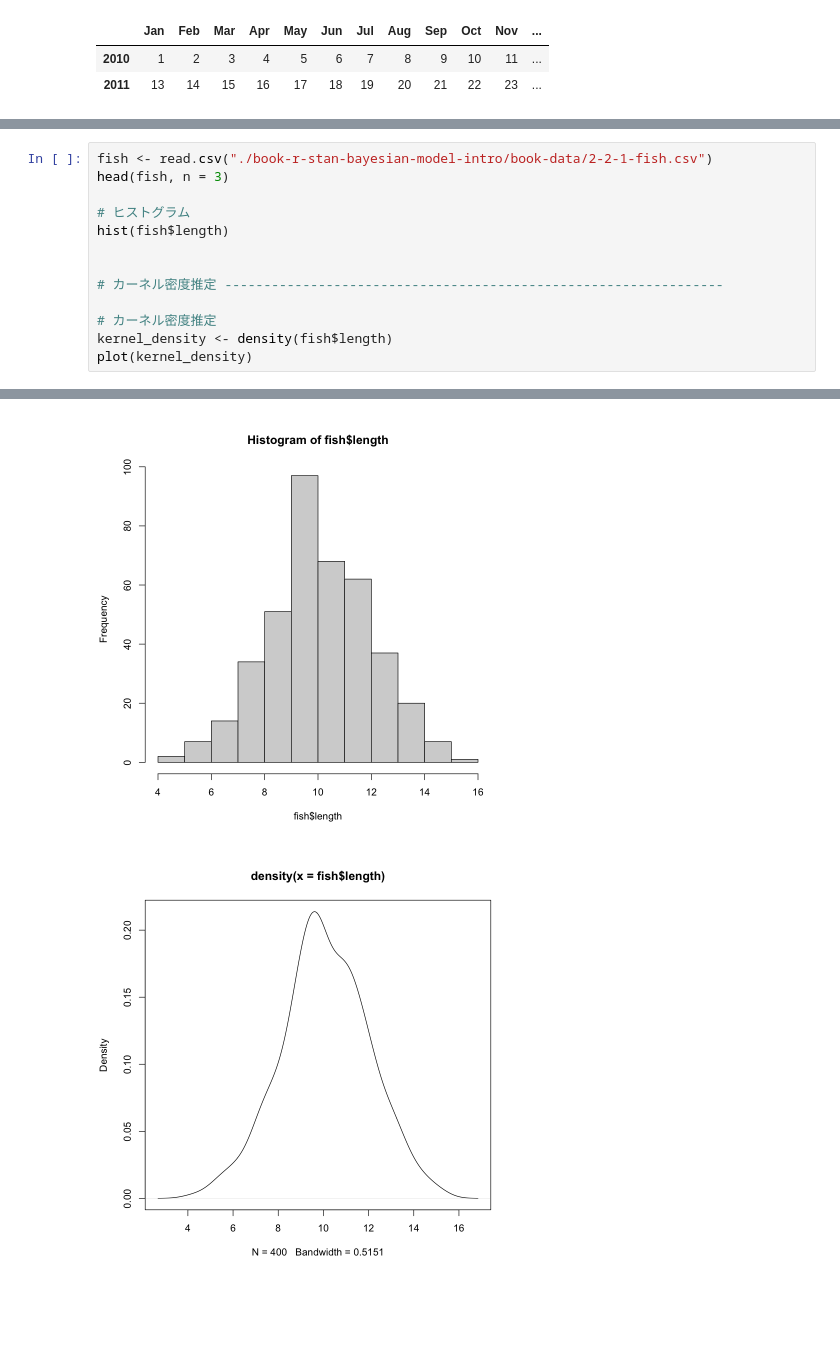
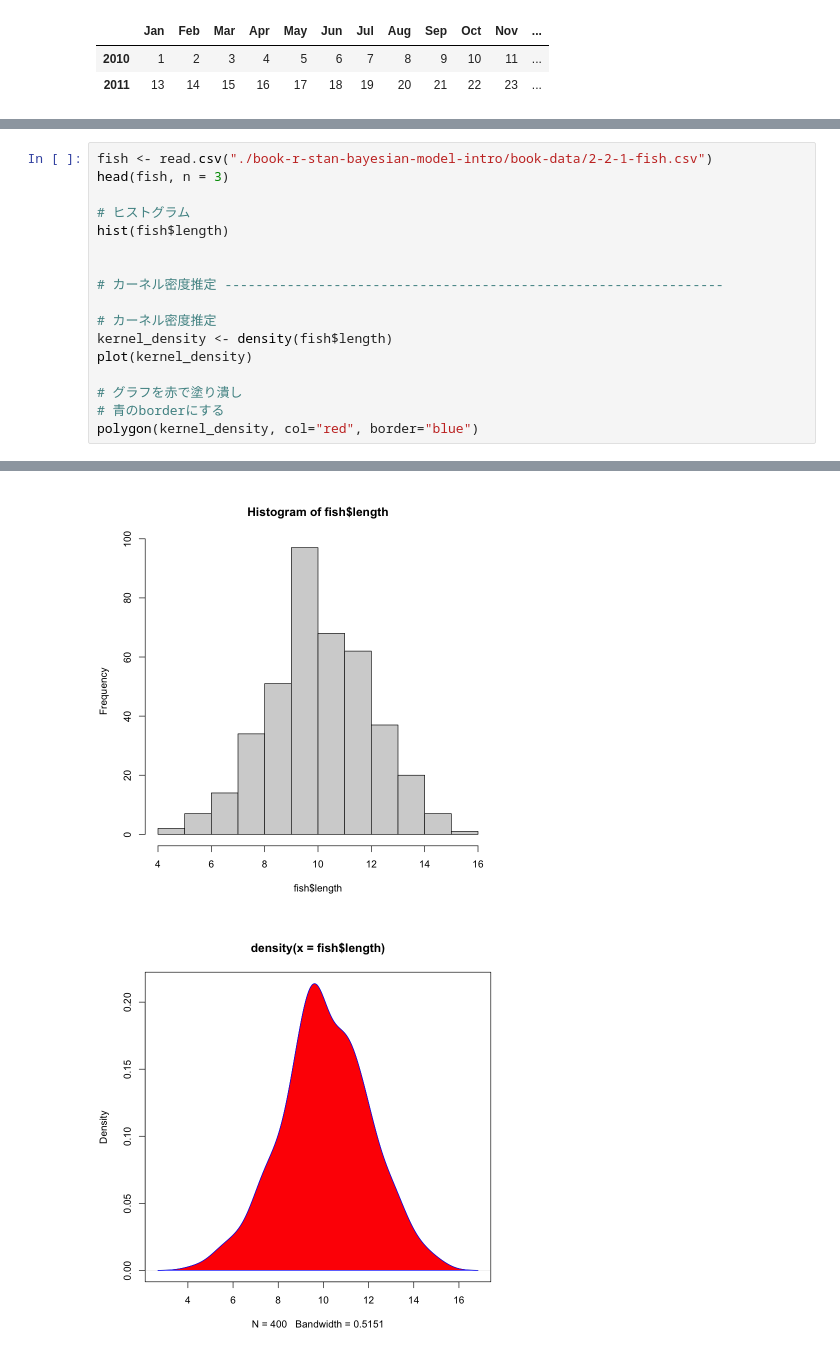
Before and after one commit to wang-zhijun/learn-statistics, a Jupyter notebook: learn-r.ipynb, the cells around one changed output, grey strips where cells are left out. Saved outputs shown, nothing was run; the diff lists cells and outputs as text; blank space fills up the shorter version.

Commit message:
Rのカーネル型密度関数(density)

```diff
--- a/learn-r.ipynb
+++ b/learn-r.ipynb
@@ -1613,22 +1613,26 @@ A Time Series: 2 × 12
 # %%
 fish <- read.csv("./book-r-stan-bayesian-model-intro/book-data/2-2-1-fish.csv")
 head(fish, n = 3)
 
 # ヒストグラム
 hist(fish$length)
 
 
 # カーネル密度推定 ----------------------------------------------------------------
 
 # カーネル密度推定
 kernel_density <- density(fish$length)
 plot(kernel_density)
+
+# グラフを赤で塗り潰し
+# 青のborderにする
+polygon(kernel_density, col="red", border="blue")
 # %% [output]
 A data.frame: 3 × 1
 |  | length |
 |  | <dbl> |
 | 1 | 8.747092 |
 | 2 | 10.367287 |
 | 3 | 8.328743 |
 [figure]
-[figure, old version]
+[figure, new version]
```
Also changed, not shown: parts of 1 cell of this notebook.
